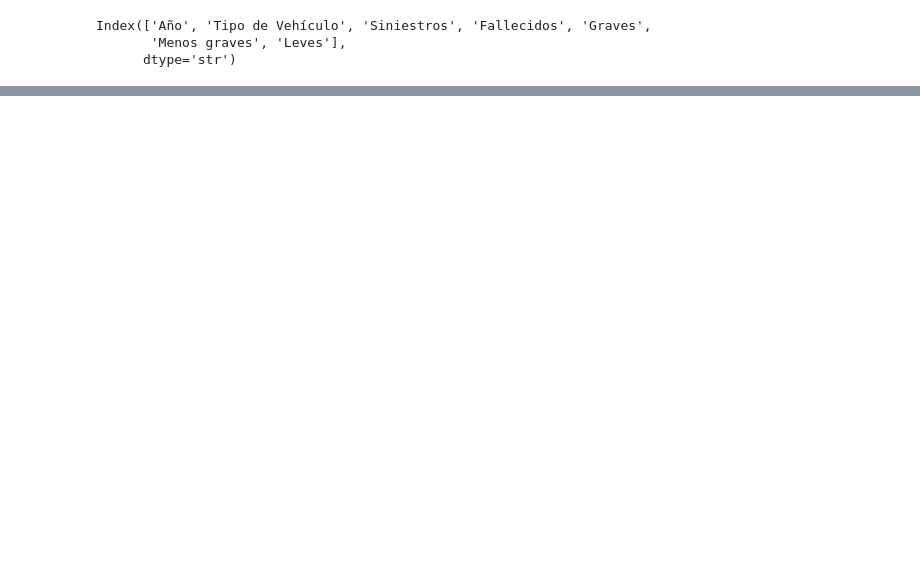
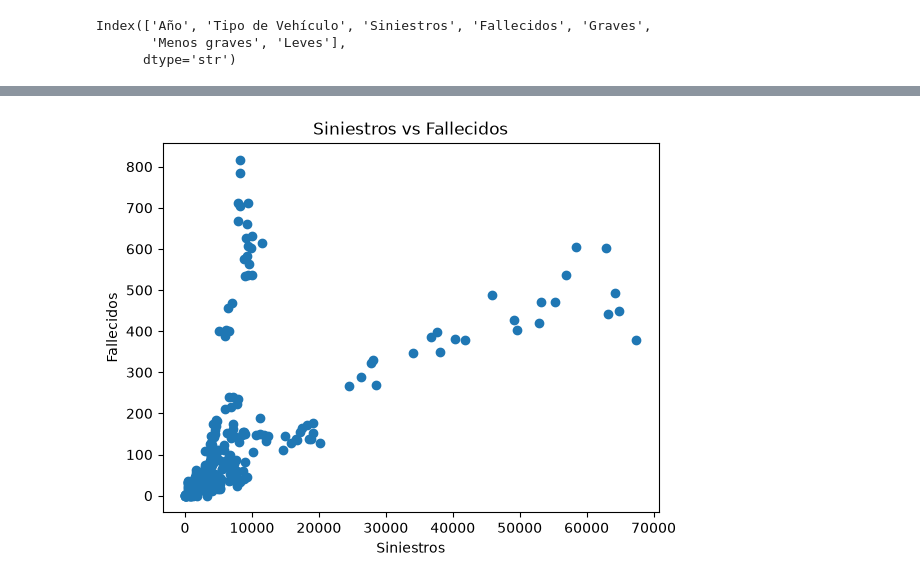
Before and after one commit to martinluksic/analisis-accidentes, a Jupyter notebook: notebooks/analisis_accidentes.ipynb, the cells around one changed output, grey strips where cells are left out. Drawn from its saved outputs; the diff is of its cells as text; code cells hidden in the pictures; blank space fills up the shorter version.

```diff
--- a/notebooks/analisis_accidentes.ipynb
+++ b/notebooks/analisis_accidentes.ipynb
@@ -158,0 +190,13 @@ plt.show()
+# %%
+plt.scatter(
+    df["Siniestros"],
+    df["Fallecidos"]
+)
+
+plt.title("Siniestros vs Fallecidos")
+plt.xlabel("Siniestros")
+plt.ylabel("Fallecidos")
+
+plt.show()
+# %% [output]
+[figure, added]
```
Also changed, not shown: parts of 21 cells of this notebook.
